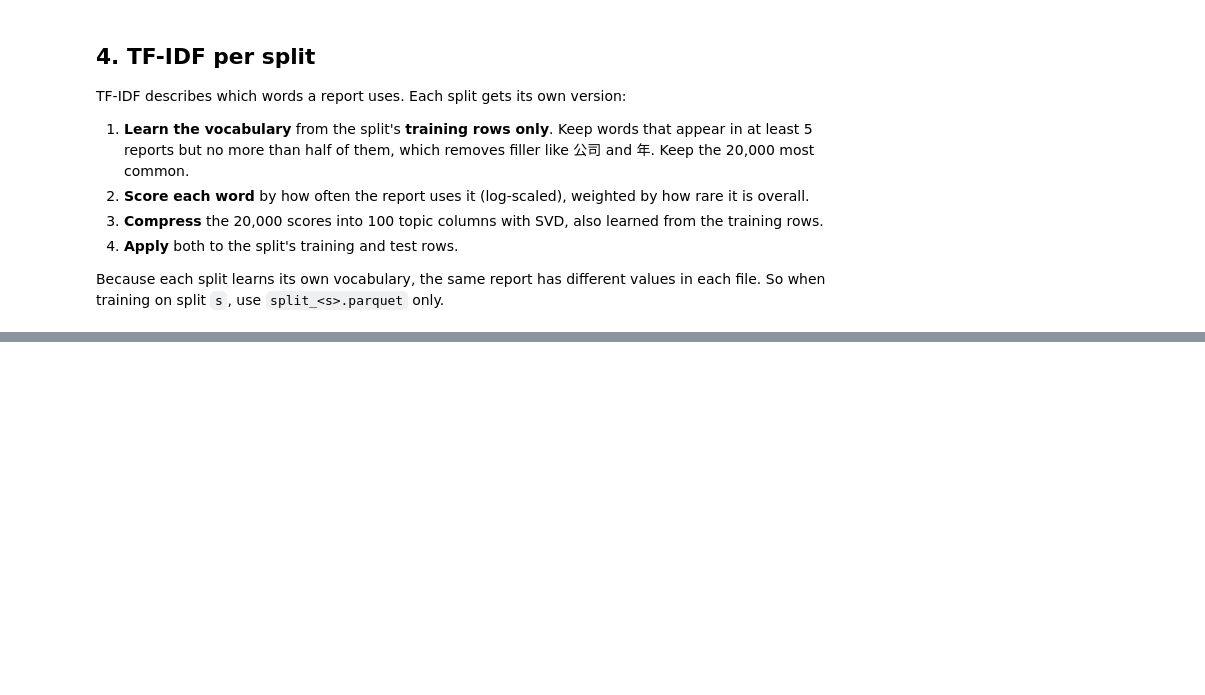
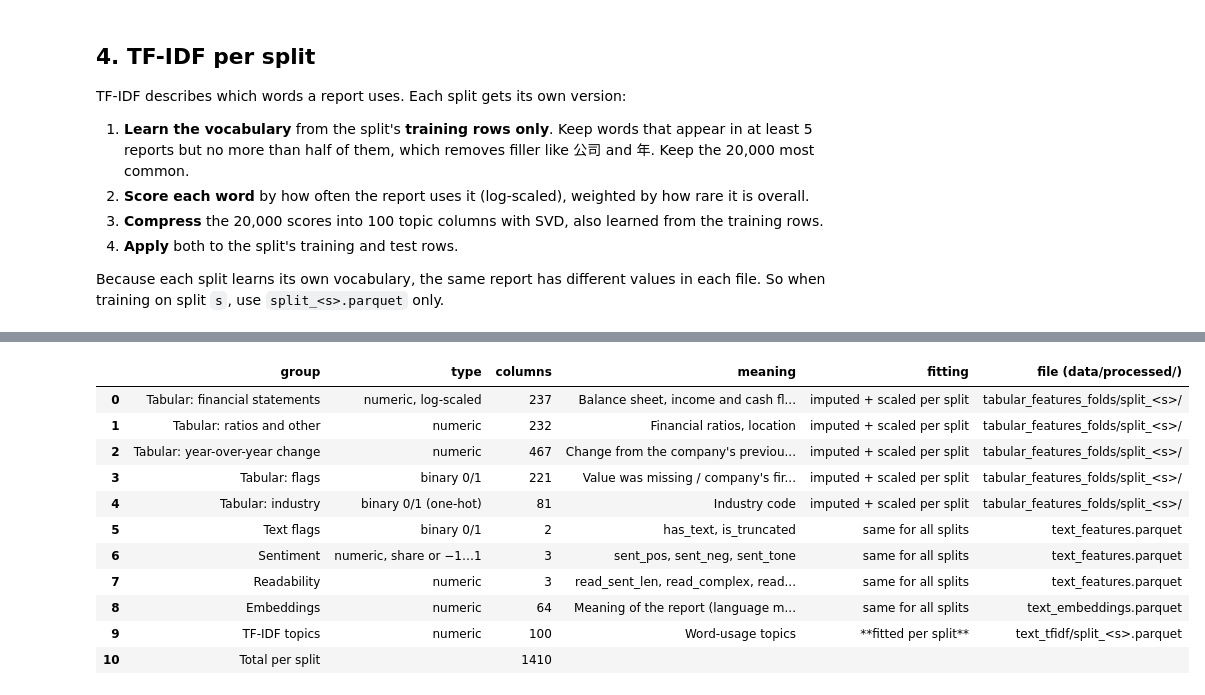
Before and after one commit to iiank/BT4012-Group14, a Jupyter notebook: notebook/02_feature_engineering.ipynb, the cells around one changed output, grey strips where cells are left out. Cells and saved outputs as stored; diff of their text form; code cells hidden in the pictures; blank space fills up the shorter version.

```diff
--- a/notebook/02_feature_engineering.ipynb
+++ b/notebook/02_feature_engineering.ipynb
@@ -790,0 +838,43 @@ The top words show the columns are real topics, for example:
+# %%
+def feature_overview():
+    tab_cols = [c for c in pq.read_schema(TABFE_FEATURES_DIR / "2014.parquet").names if c not in TABFE_KEYS]
+    groups = pd.read_csv(TABFE_LOG_PATH).set_index("column")["group"]
+    count = lambda pred: sum(pred(c) for c in tab_cols)
+    is_orig = lambda c: not c.endswith(("_yoy", "_was_missing")) and not c.startswith("industry_") and c != "is_first_year_on_record"
+    rows = [
+        ("Tabular: financial statements", "numeric, log-scaled", count(lambda c: is_orig(c) and groups.get(c) in TABFE_MONETARY_GROUPS),
+         "Balance sheet, income and cash flow items", "imputed + scaled per split", "tabular_features_folds/split_<s>/"),
+        ("Tabular: ratios and other", "numeric", count(lambda c: is_orig(c) and groups.get(c) not in TABFE_MONETARY_GROUPS),
+         "Financial ratios, location", "imputed + scaled per split", "tabular_features_folds/split_<s>/"),
+        ("Tabular: year-over-year change", "numeric", count(lambda c: c.endswith("_yoy")),
+         "Change from the company's previous year", "imputed + scaled per split", "tabular_features_folds/split_<s>/"),
+        ("Tabular: flags", "binary 0/1", count(lambda c: c.endswith("_was_missing") or c == "is_first_year_on_record"),
+         "Value was missing / company's first year", "imputed + scaled per split", "tabular_features_folds/split_<s>/"),
+        ("Tabular: industry", "binary 0/1 (one-hot)", count(lambda c: c.startswith("industry_")),
+         "Industry code", "imputed + scaled per split", "tabular_features_folds/split_<s>/"),
+        ("Text flags", "binary 0/1", 2, "has_text, is_truncated", "same for all splits", "text_features.parquet"),
+        ("Sentiment", "numeric, share or −1…1", 3, "sent_pos, sent_neg, sent_tone", "same for all splits", "text_features.parquet"),
+        ("Readability", "numeric", 3, "read_sent_len, read_complex, read_advconj", "same for all splits", "text_features.parquet"),
+        ("Embeddings", "numeric", EMB_N_COMPONENTS, "Meaning of the report (language model + PCA on 2014)",
+         "same for all splits", "text_embeddings.parquet"),
+        ("TF-IDF topics", "numeric", TFIDF_N_COMPONENTS, "Word-usage topics", "**fitted per split**", "text_tfidf/split_<s>.parquet"),
+    ]
+    out = pd.DataFrame(rows, columns=["group", "type", "columns", "meaning", "fitting", "file (data/processed/)"])
+    out.loc[len(out)] = ["Total per split", "", out["columns"].sum(), "", "", ""]
+    return out
+
+
+feature_overview()
+# %% [output]
+|  | group | type | columns | meaning | fitting | file (data/processed/) |
+| 0 | Tabular: financial statements | numeric, log-scaled | 237 | Balance sheet, income and cash fl... | imputed + scaled per split | tabular_features_folds/split_<s>/ |
+| 1 | Tabular: ratios and other | numeric | 232 | Financial ratios, location | imputed + scaled per split | tabular_features_folds/split_<s>/ |
+| 2 | Tabular: year-over-year change | numeric | 467 | Change from the company's previou... | imputed + scaled per split | tabular_features_folds/split_<s>/ |
+| 3 | Tabular: flags | binary 0/1 | 221 | Value was missing / company's fir... | imputed + scaled per split | tabular_features_folds/split_<s>/ |
+| 4 | Tabular: industry | binary 0/1 (one-hot) | 81 | Industry code | imputed + scaled per split | tabular_features_folds/split_<s>/ |
+| 5 | Text flags | binary 0/1 | 2 | has_text, is_truncated | same for all splits | text_features.parquet |
+| 6 | Sentiment | numeric, share or −1…1 | 3 | sent_pos, sent_neg, sent_tone | same for all splits | text_features.parquet |
+| 7 | Readability | numeric | 3 | read_sent_len, read_complex, read... | same for all splits | text_features.parquet |
+| 8 | Embeddings | numeric | 64 | Meaning of the report (language m... | same for all splits | text_embeddings.parquet |
+| 9 | TF-IDF topics | numeric | 100 | Word-usage topics | **fitted per split** | text_tfidf/split_<s>.parquet |
+| 10 | Total per split |  | 1410 |  |  |  |
```
Also changed, not shown: parts of 13 cells of this notebook, 11 other files.
